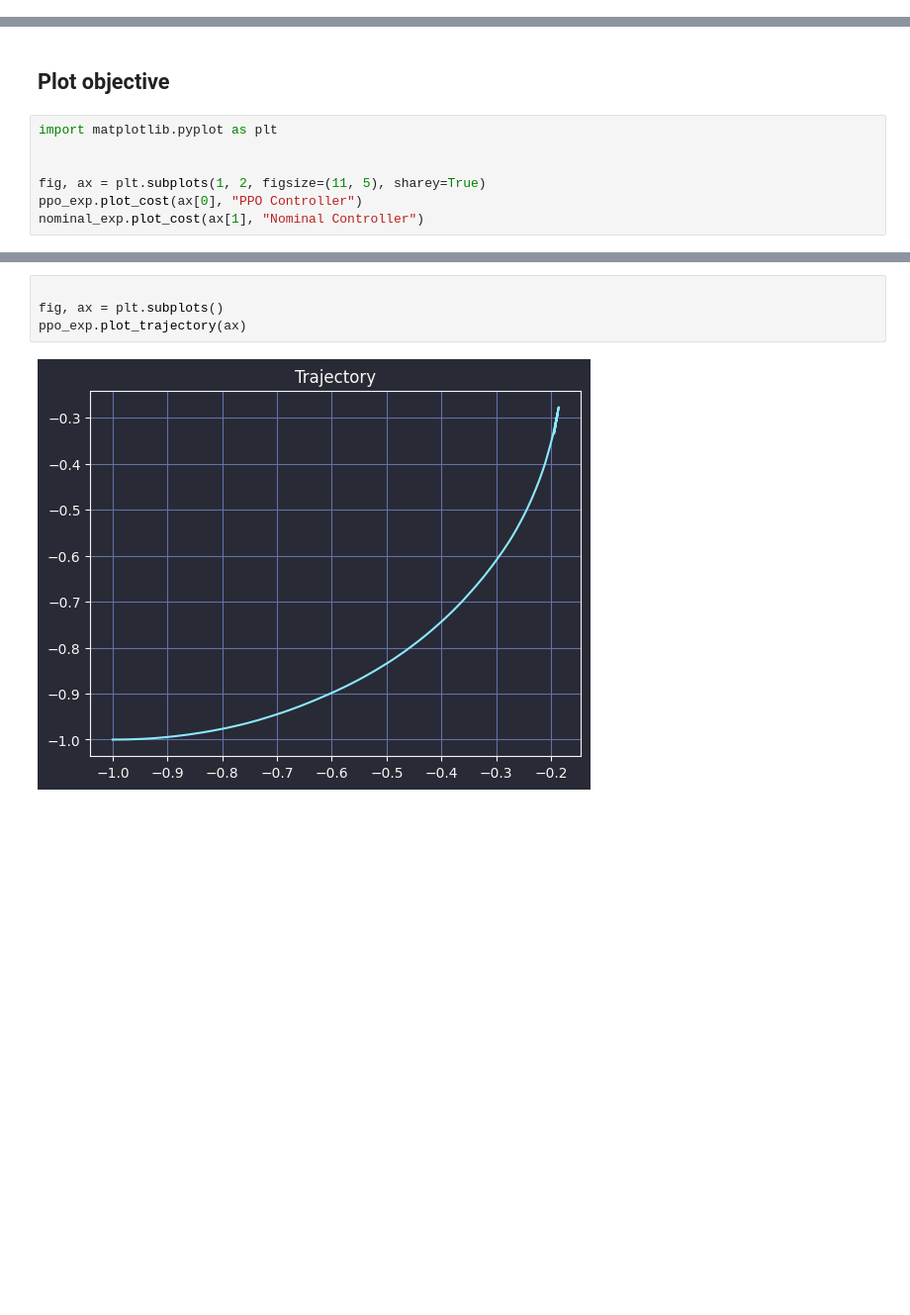
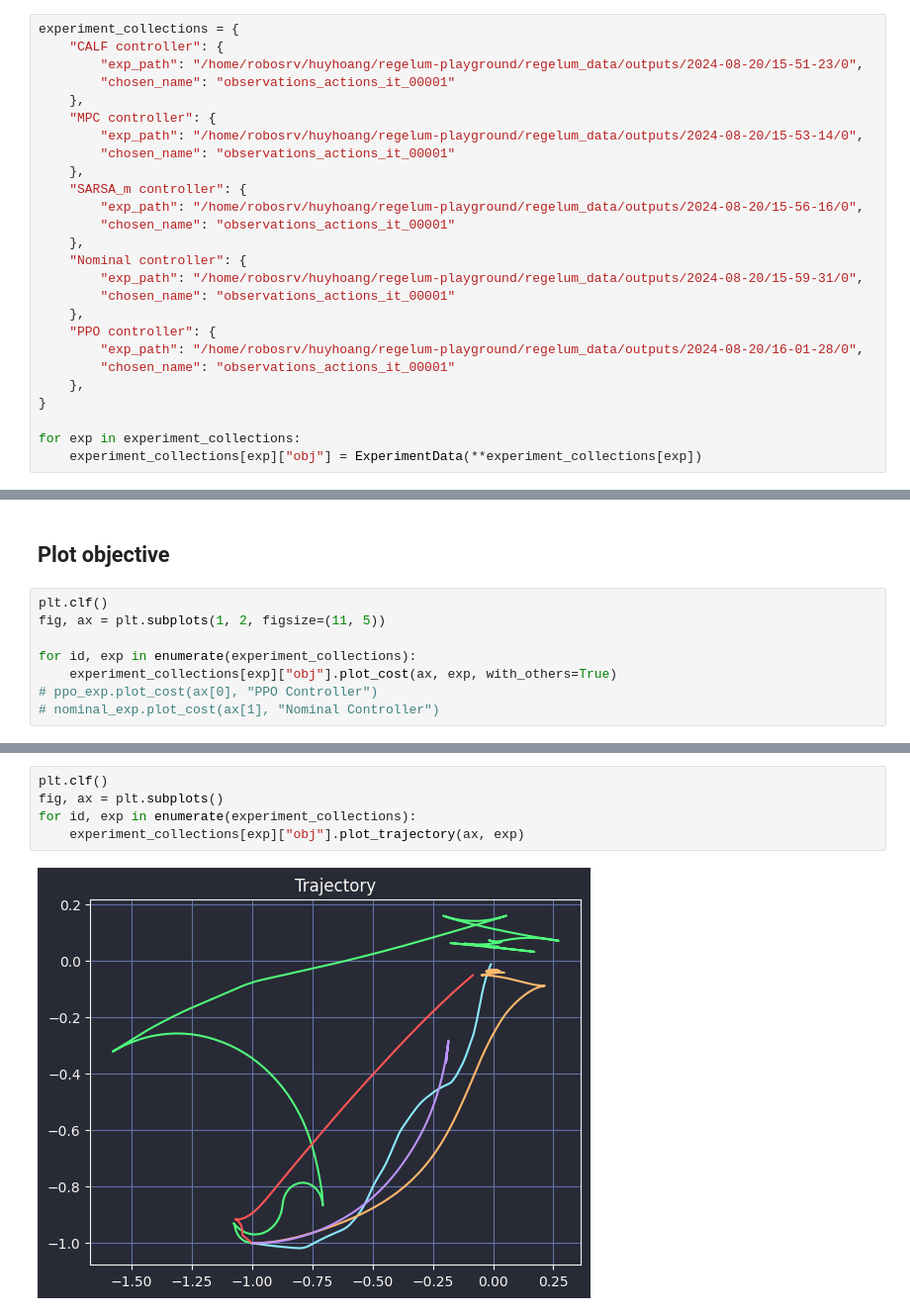
Before and after one commit to thd-research/regelum-playground, a Jupyter notebook: notebooks/check_log_and_compare_objective.ipynb, the cells around one changed output, grey strips where cells are left out. Shown: that part at 99% size. Cells and saved outputs as stored; diff of their text form; blank space fills up the shorter version.

Commit message:
update: add more graph in notebook

```diff
--- a/notebooks/check_log_and_compare_objective.ipynb
+++ b/notebooks/check_log_and_compare_objective.ipynb
@@ -95,3 +109,29 @@ ref_sampling_time = get_sampling_time(ref_exp_path)
+# %%
+experiment_collections = {
+    "CALF controller": {
+        "exp_path": "/home/robosrv/huyhoang/regelum-playground/regelum_data/outputs/2024-08-20/15-51-23/0",
+        "chosen_name": "observations_actions_it_00001"
+    },
+    "MPC controller": {
+        "exp_path": "/home/robosrv/huyhoang/regelum-playground/regelum_data/outputs/2024-08-20/15-53-14/0",
+        "chosen_name": "observations_actions_it_00001"
+    },
+    "SARSA_m controller": {
+        "exp_path": "/home/robosrv/huyhoang/regelum-playground/regelum_data/outputs/2024-08-20/15-56-16/0",
+        "chosen_name": "observations_actions_it_00001"
+    },
+    "Nominal controller": {
+        "exp_path": "/home/robosrv/huyhoang/regelum-playground/regelum_data/outputs/2024-08-20/15-59-31/0",
+        "chosen_name": "observations_actions_it_00001"
+    },
+    "PPO controller": {
+        "exp_path": "/home/robosrv/huyhoang/regelum-playground/regelum_data/outputs/2024-08-20/16-01-28/0",
+        "chosen_name": "observations_actions_it_00001"
+    },
+}
+
+for exp in experiment_collections:
+    experiment_collections[exp]["obj"] = ExperimentData(**experiment_collections[exp])
 # %% [markdown]
 ## Re-calculate objective
 # %% [markdown]
@@ -108,10 +146,11 @@ objective_function(observation, actions)
 # %% [markdown]
 ## Plot objective
 # %%
-import matplotlib.pyplot as plt
+plt.clf()
+fig, ax = plt.subplots(1, 2, figsize=(11, 5))
 
-
-fig, ax = plt.subplots(1, 2, figsize=(11, 5), sharey=True)
-ppo_exp.plot_cost(ax[0], "PPO Controller")
-nominal_exp.plot_cost(ax[1], "Nominal Controller")
+for id, exp in enumerate(experiment_collections):
+    experiment_collections[exp]["obj"].plot_cost(ax, exp, with_others=True)
+# ppo_exp.plot_cost(ax[0], "PPO Controller")
+# nominal_exp.plot_cost(ax[1], "Nominal Controller")
 # %% [output]
@@ -119,6 +158,7 @@ nominal_exp.plot_cost(ax[1], "Nominal Controller")
 # %%
-
+plt.clf()
 fig, ax = plt.subplots()
-ppo_exp.plot_trajectory(ax)
+for id, exp in enumerate(experiment_collections):
+    experiment_collections[exp]["obj"].plot_trajectory(ax, exp)
 # %% [output]
-[figure, old version]
+[figure, new version]
```
Also changed, not shown: parts of 8 cells of this notebook.
